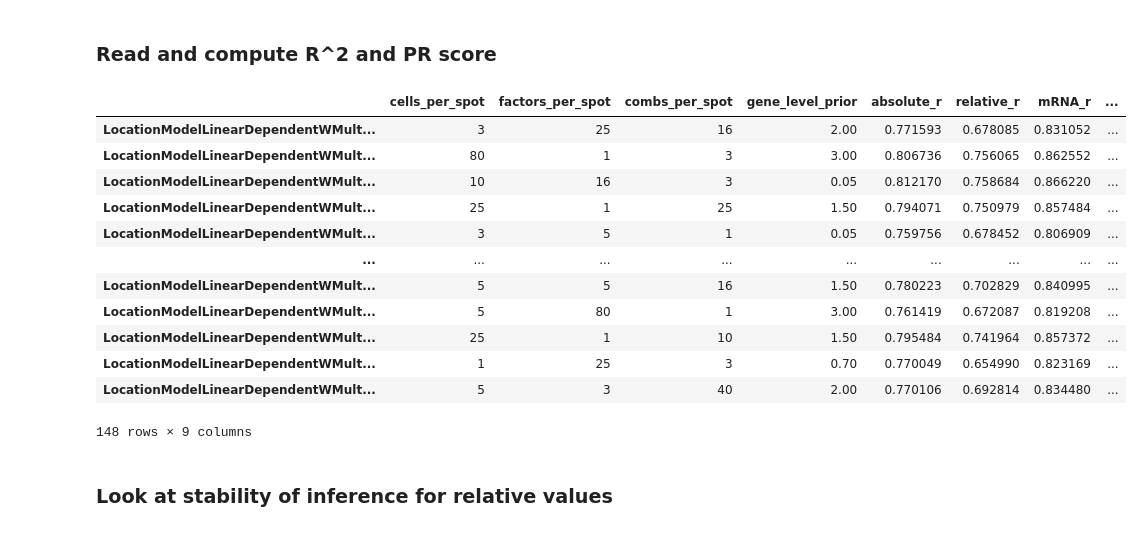
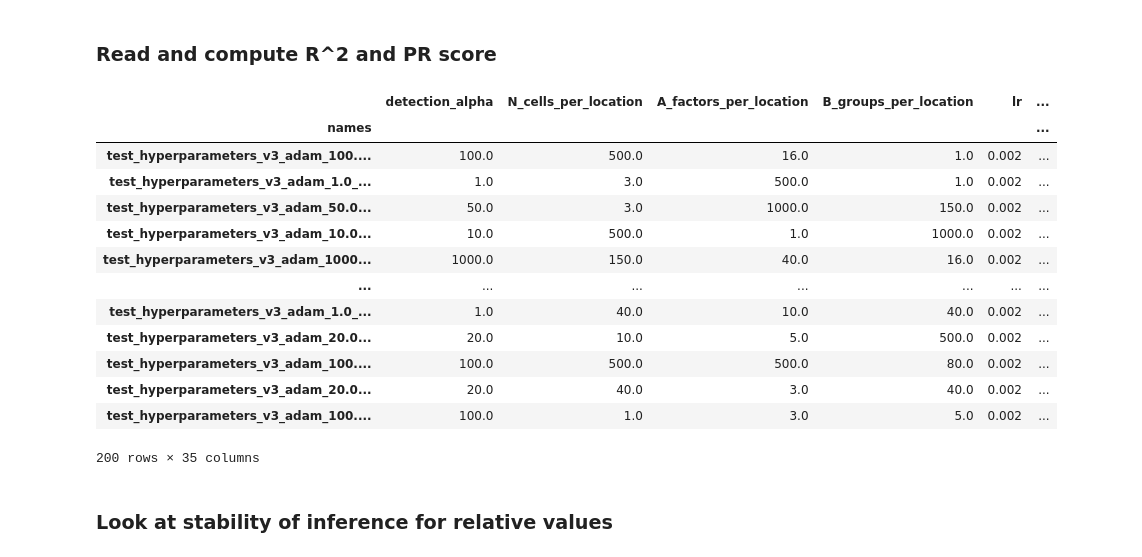
Before and after one commit to vitkl/cell2location_paper, a Jupyter notebook: notebooks/benchmarking/Fig1BCDE_FigS1S2S3_synthetic_data_improved_hyperparameter_testing.ipynb, the cells around one changed output. Drawn from its saved outputs; the diff is of its cells as text; code cells hidden in the pictures.

Commit message:
hyperparameter sensitivity analysis (synthetic + gut)

```diff
--- a/notebooks/benchmarking/Fig1BCDE_FigS1S2S3_synthetic_data_improved_hyperparameter_testing.ipynb
+++ b/notebooks/benchmarking/Fig1BCDE_FigS1S2S3_synthetic_data_improved_hyperparameter_testing.ipynb
@@ -407,0 +178,3 @@ res.index[~np.array(folder_names_done)], sum(folder_names_done)
+# %%
+cell_prop_dfs = [cell2loc_df, stereo_df, seurat_df, RCTD_df, spotlight_df, nnls_df]
+method_names = ['Cell2location', 'Stereoscope', 'Seurat', 'RCTD', 'SPOTlight', 'NNLS']
@@ -408,12 +213,21 @@ res.index[~np.array(folder_names_done)], sum(folder_names_done)
+# %%
+sc_data_folder = '/nfs/team205/vk7/sanger_projects/cell2location_paper/notebooks/selected_data/mouse_visium_snrna/'
+sp_data_folder = '/nfs/team205/vk7/sanger_projects/cell2location_paper/notebooks/selected_results/benchmarking/with_tissue_zones/data/'
+results_folder = '/nfs/team205/vk7/sanger_projects/cell2location_paper/notebooks/selected_results/benchmarking/with_tissue_zones/real_mg/pyro/hyperparameters/'
+# %%
+folder_names = [i for i in os.listdir(results_folder) if 'test' in i]
+res = pd.concat([pd.read_csv(f'{results_folder}/param_tables/table_{i}.csv') for i in range(6)])
+# %%
+res.index = res['names']
 # %% [markdown]
 ### Read and compute R^2 and PR score
 # %%
 from sklearn.metrics import average_precision_score
 from sklearn.metrics import roc_auc_score
 
-for i, f in enumerate(folder_names):
+for i, f in tqdm(enumerate(folder_names[:])):
 
-    sp_data_file = f'{results_folder}hyperparameters_v2/{f}/sp.h5ad'
+    sp_data_file = f'{results_folder}/{f}/sp.h5ad'
     adata_vis_res = anndata.read(sp_data_file)
 
     from re import sub
@@ -421,55 +235,67 @@ for i, f in enumerate(folder_names):
     cell_count.columns =  [sub('cell_abundances_', '', i) for i in cell_count.columns]
     cell_count_columns = cell_count.columns
     umi_count = adata_vis_res.obs.loc[:, ['UMI_count_' in i for i in adata_vis_res.obs.columns]]
     umi_count.columns =  [sub('UMI_count_', '', i) for i in umi_count.columns]
 
-    spot_factors = adata_vis_res.obs[['mean_spot_factors' + i for i in cell_count_columns]]
-    spot_factors.columns =  [sub('mean_spot_factors', '', i) for i in spot_factors.columns]
-    nUMI_factors = adata_vis_res.obs[['mean_nUMI_factors' + i for i in cell_count_columns]]
-    nUMI_factors.columns =  [sub('mean_nUMI_factors', '', i) for i in nUMI_factors.columns]
+    spot_factors = adata_vis_res.obsm['q05_cell_abundance_w_sf']
+    spot_factors.columns = adata_vis_res.uns['mod']['factor_names']
+#     nUMI_factors = adata_vis_res.obs[['mean_nUMI_factors' + i for i in cell_count_columns]]
+#     nUMI_factors.columns =  [sub('mean_nUMI_factors', '', i) for i in nUMI_factors.columns]
 
     infer_cell_count = spot_factors[cell_count.columns]
-    infer_nUMI_count = nUMI_factors[cell_count.columns]
+#     infer_nUMI_count = nUMI_factors[cell_count.columns]
 
     cell_proportions = (cell_count.T / cell_count.sum(1)).T
     cell_proportions.iloc[np.isnan(cell_proportions.values)] = 0
     infer_cell_proportions = (infer_cell_count.T / infer_cell_count.sum(1)).T
 
     # compute R^2
     res.loc[f, 'absolute_r'] = np.corrcoef(cell_count.values.flatten(),
                                            infer_cell_count.values.flatten())[0,1]
     res.loc[f, 'relative_r'] = np.corrcoef(cell_proportions.values.flatten(),
                                            infer_cell_proportions.values.flatten())[0,1]
-    res.loc[f, 'mRNA_r'] = np.corrcoef(umi_count.values.flatten(),
-                                       nUMI_factors.values.flatten())[0,1]
-
-    # compute PR score
+#     res.loc[f, 'mRNA_r'] = np.corrcoef(umi_count.values.flatten(),
+#                                        nUMI_factors.values.flatten())[0,1]
     pos_cell_count = cell_count.values > 0.1
     predictor = infer_cell_proportions.values + np.random.gamma(20, 1e-12,
                                                                 infer_cell_proportions.shape)
     # For each cell type
     mode = 'macro'
     res.loc[f, f'PR_score_{mode}'] = average_precision_score(pos_cell_count, predictor, average=mode)
     #res.loc[f, f'ROC_score_{mode}'] = roc_auc_score(pos_cell_count, predictor, average=mode)
     mode = 'micro'
     res.loc[f, f'PR_score_{mode}'] = average_precision_score(pos_cell_count, predictor, average=mode)
     #res.loc[f, f'ROC_score_{mode}'] = roc_auc_score(pos_cell_count, predictor, average=mode)
 
+    # compute PR score
+    for c in [0.1, 0.2, 0.3, 0.4, 0.5, 0.6, 0.7, 0.8, 0.9, 1.0, 1.2, 1.5]:
+        pos_cell_count = cell_count.values > c
+        predictor = infer_cell_proportions.values + np.random.gamma(20, 1e-12,
+                                                                    infer_cell_proportions.shape)
+        # For each cell type
+        mode = 'macro'
+        res.loc[f, f'PR_score_{mode}_density{c}'] = average_precision_score(pos_cell_count, predictor, average=mode)
+        #res.loc[f, f'ROC_score_{mode}'] = roc_auc_score(pos_cell_count, predictor, average=mode)
+        mode = 'micro'
+        res.loc[f, f'PR_score_{mode}_density{c}'] = average_precision_score(pos_cell_count, predictor, average=mode)
+        #res.loc[f, f'ROC_score_{mode}'] = roc_auc_score(pos_cell_count, predictor, average=mode)
+
 res
 # %% [output]
-|  | cells_per_spot | factors_per_spot | combs_per_spot | gene_level_prior | absolute_r | relative_r | mRNA_r | ... |
-| LocationModelLinearDependentWMult... | 3 | 25 | 16 | 2.00 | 0.771593 | 0.678085 | 0.831052 | ... |
-| LocationModelLinearDependentWMult... | 80 | 1 | 3 | 3.00 | 0.806736 | 0.756065 | 0.862552 | ... |
-| LocationModelLinearDependentWMult... | 10 | 16 | 3 | 0.05 | 0.812170 | 0.758684 | 0.866220 | ... |
-| LocationModelLinearDependentWMult... | 25 | 1 | 25 | 1.50 | 0.794071 | 0.750979 | 0.857484 | ... |
-| LocationModelLinearDependentWMult... | 3 | 5 | 1 | 0.05 | 0.759756 | 0.678452 | 0.806909 | ... |
-| ... | ... | ... | ... | ... | ... | ... | ... | ... |
-| LocationModelLinearDependentWMult... | 5 | 5 | 16 | 1.50 | 0.780223 | 0.702829 | 0.840995 | ... |
-| LocationModelLinearDependentWMult... | 5 | 80 | 1 | 3.00 | 0.761419 | 0.672087 | 0.819208 | ... |
-| LocationModelLinearDependentWMult... | 25 | 1 | 10 | 1.50 | 0.795484 | 0.741964 | 0.857372 | ... |
-| LocationModelLinearDependentWMult... | 1 | 25 | 3 | 0.70 | 0.770049 | 0.654990 | 0.823169 | ... |
-| LocationModelLinearDependentWMult... | 5 | 3 | 40 | 2.00 | 0.770106 | 0.692814 | 0.834480 | ... |
+|  | detection_alpha | N_cells_per_location | A_factors_per_location | B_groups_per_location | lr | ... |
+| names |  |  |  |  |  | ... |
+| test_hyperparameters_v3_adam_100.... | 100.0 | 500.0 | 16.0 | 1.0 | 0.002 | ... |
+| test_hyperparameters_v3_adam_1.0_... | 1.0 | 3.0 | 500.0 | 1.0 | 0.002 | ... |
+| test_hyperparameters_v3_adam_50.0... | 50.0 | 3.0 | 1000.0 | 150.0 | 0.002 | ... |
+| test_hyperparameters_v3_adam_10.0... | 10.0 | 500.0 | 1.0 | 1000.0 | 0.002 | ... |
+| test_hyperparameters_v3_adam_1000... | 1000.0 | 150.0 | 40.0 | 16.0 | 0.002 | ... |
+| ... | ... | ... | ... | ... | ... | ... |
+| test_hyperparameters_v3_adam_1.0_... | 1.0 | 40.0 | 10.0 | 40.0 | 0.002 | ... |
+| test_hyperparameters_v3_adam_20.0... | 20.0 | 10.0 | 5.0 | 500.0 | 0.002 | ... |
+| test_hyperparameters_v3_adam_100.... | 100.0 | 500.0 | 500.0 | 80.0 | 0.002 | ... |
+| test_hyperparameters_v3_adam_20.0... | 20.0 | 40.0 | 3.0 | 40.0 | 0.002 | ... |
+| test_hyperparameters_v3_adam_100.... | 100.0 | 1.0 | 3.0 | 5.0 | 0.002 | ... |
-148 rows × 9 columns
+200 rows × 35 columns
 # %% [markdown]
 ### Look at stability of inference for relative values
 # %%
```
Also changed, not shown: parts of 77 cells of this notebook, 32 other files.
